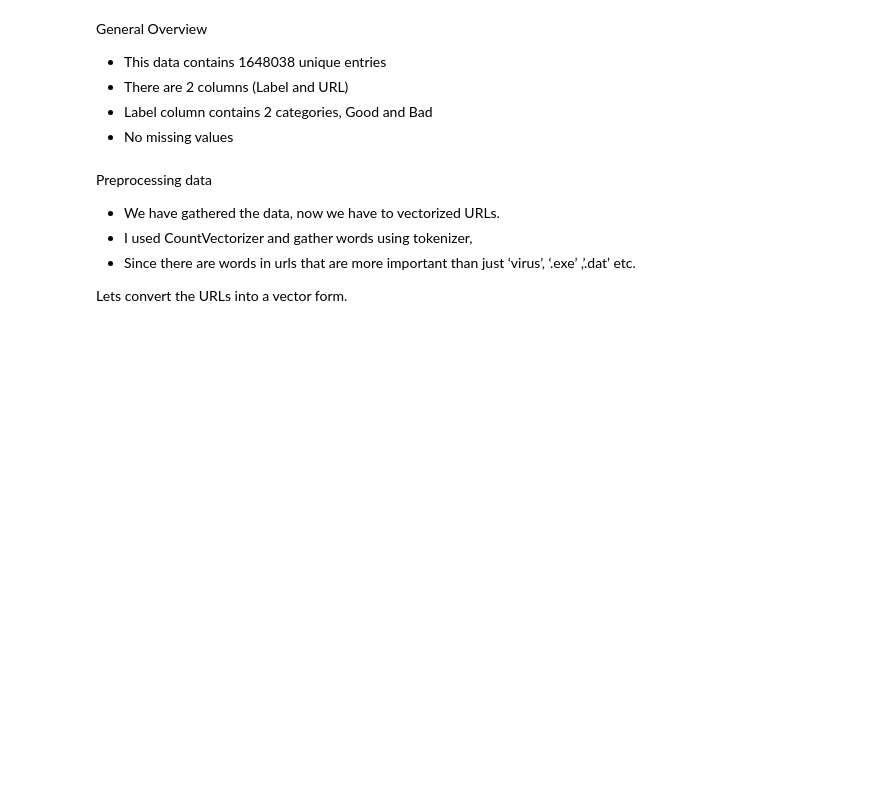
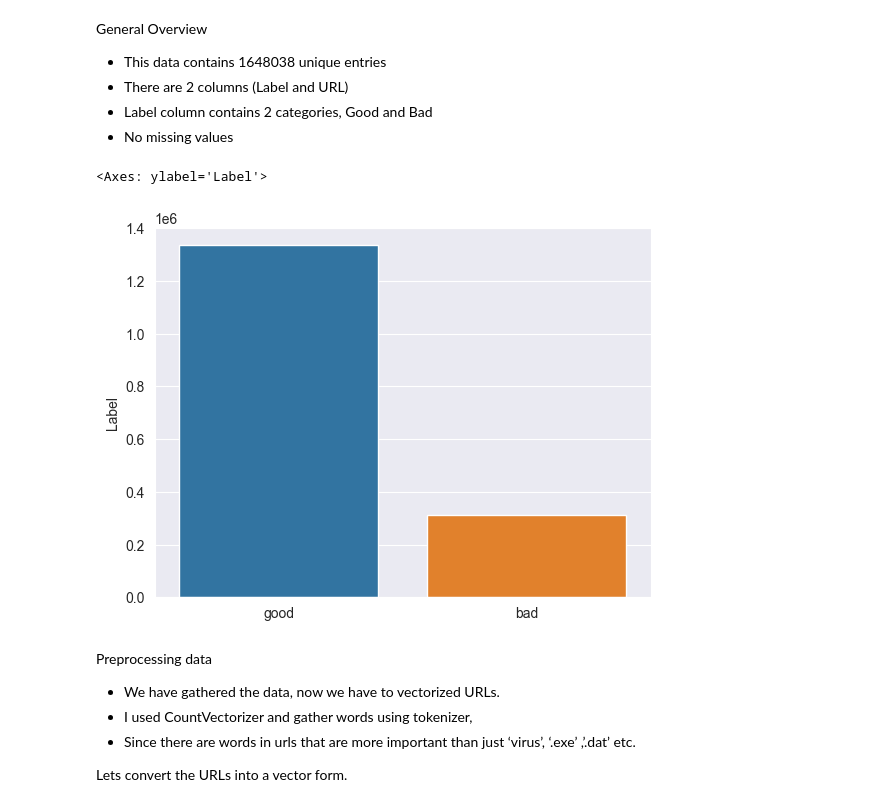
Before and after one commit to AlvaJufinto/TSDN-2023-ML-Model, a Jupyter notebook: phising-site-urls.ipynb, the cells around one changed output. Drawn from its saved outputs; the diff is of its cells as text; code cells hidden in the pictures; blank space fills up the shorter version.

```diff
--- a/phising-site-urls.ipynb
+++ b/phising-site-urls.ipynb
@@ -83,9 +83,12 @@ General Overview
 #create a dataframe of classes counts
 label_counts = pd.DataFrame(phish_data.Label.value_counts())
 # %%
-# #visualizing target_col
-# sns.set_style('darkgrid')
-# sns.barplot(label_counts.index, label_counts.Label)
+#visualizing target_col
+sns.set_style('darkgrid')
+sns.barplot(x=label_counts.index, y=label_counts.Label)
+# %% [output]
+<Axes: ylabel='Label'>
+[figure, added]
 # %% [markdown]
 Preprocessing data
 - We have gathered the data, now we have to vectorized URLs.
```
Also changed, not shown: parts of 29 cells of this notebook, 2 other files.
